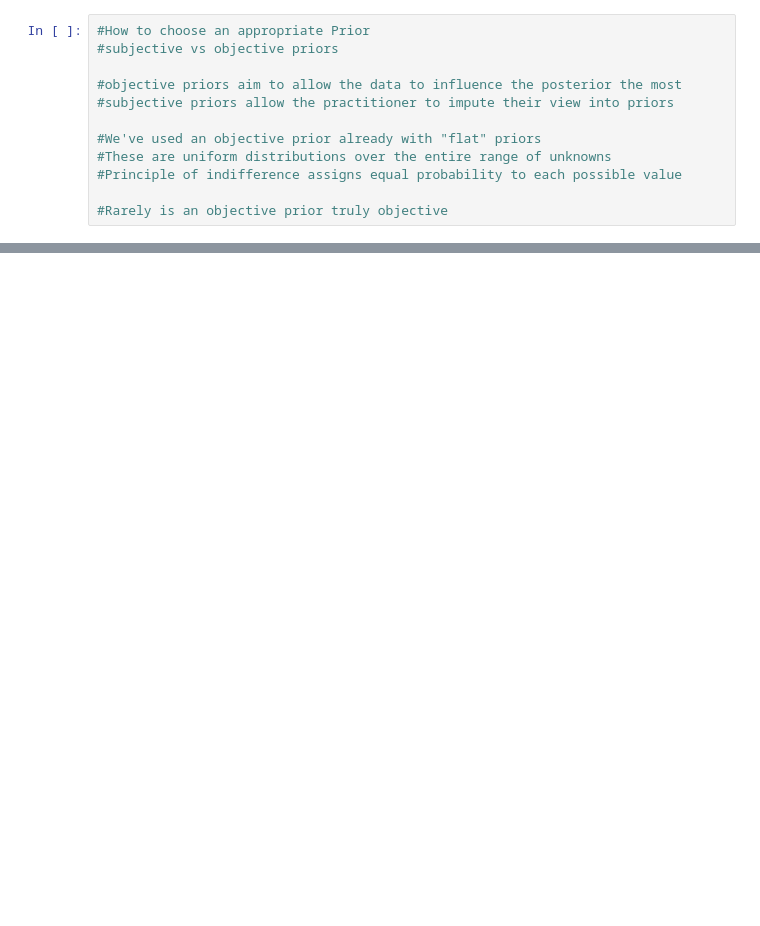
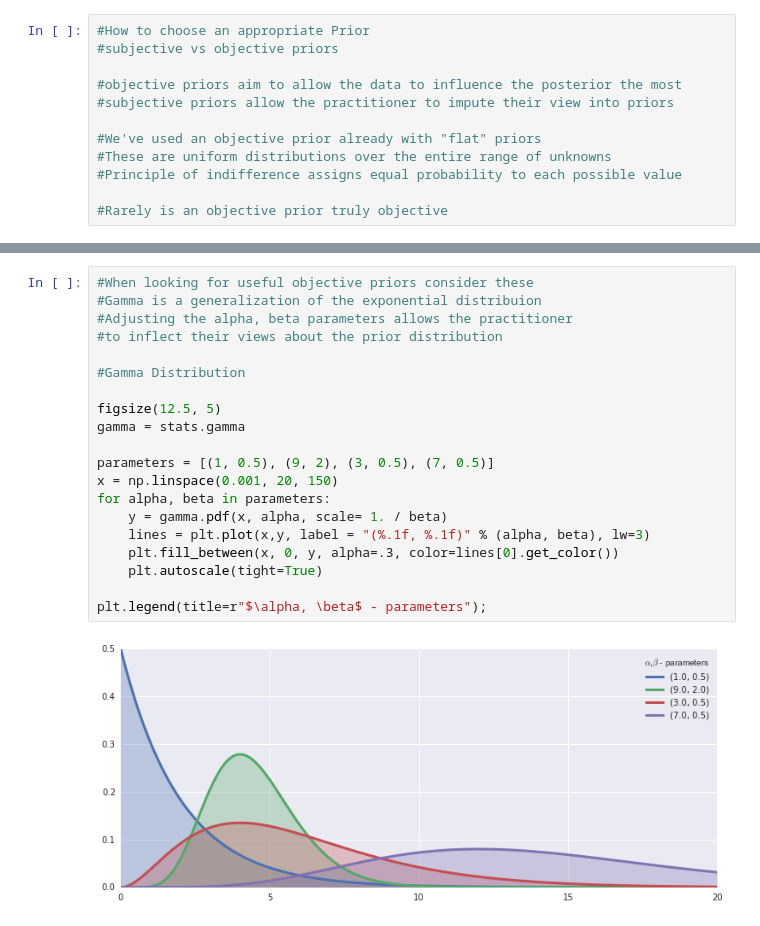
Before and after one commit to jgerardsimcock/Prob_for_Hackers, a Jupyter notebook: Chap6/Chap6.ipynb, the cells around one changed output, grey strips where cells are left out. Saved outputs shown, nothing was run; the diff lists cells and outputs as text; blank space fills up the shorter version.

```diff
--- a/Chap6/Chap6.ipynb
+++ b/Chap6/Chap6.ipynb
@@ -41,0 +73,22 @@ plt.title("comparing objective vs subjective")
+# %%
+#When looking for useful objective priors consider these
+#Gamma is a generalization of the exponential distribuion
+#Adjusting the alpha, beta parameters allows the practitioner
+#to inflect their views about the prior distribution
+
+#Gamma Distribution
+
+figsize(12.5, 5)
+gamma = stats.gamma
+
+parameters = [(1, 0.5), (9, 2), (3, 0.5), (7, 0.5)]
+x = np.linspace(0.001, 20, 150)
+for alpha, beta in parameters:
+    y = gamma.pdf(x, alpha, scale= 1. / beta)
+    lines = plt.plot(x,y, label = "(%.1f, %.1f)" % (alpha, beta), lw=3)
+    plt.fill_between(x, 0, y, alpha=.3, color=lines[0].get_color())
+    plt.autoscale(tight=True)
+
+plt.legend(title=r"$\alpha, \beta$ - parameters");
+# %% [output]
+[figure, added]
```
Also changed, not shown: parts of 13 cells of this notebook.
